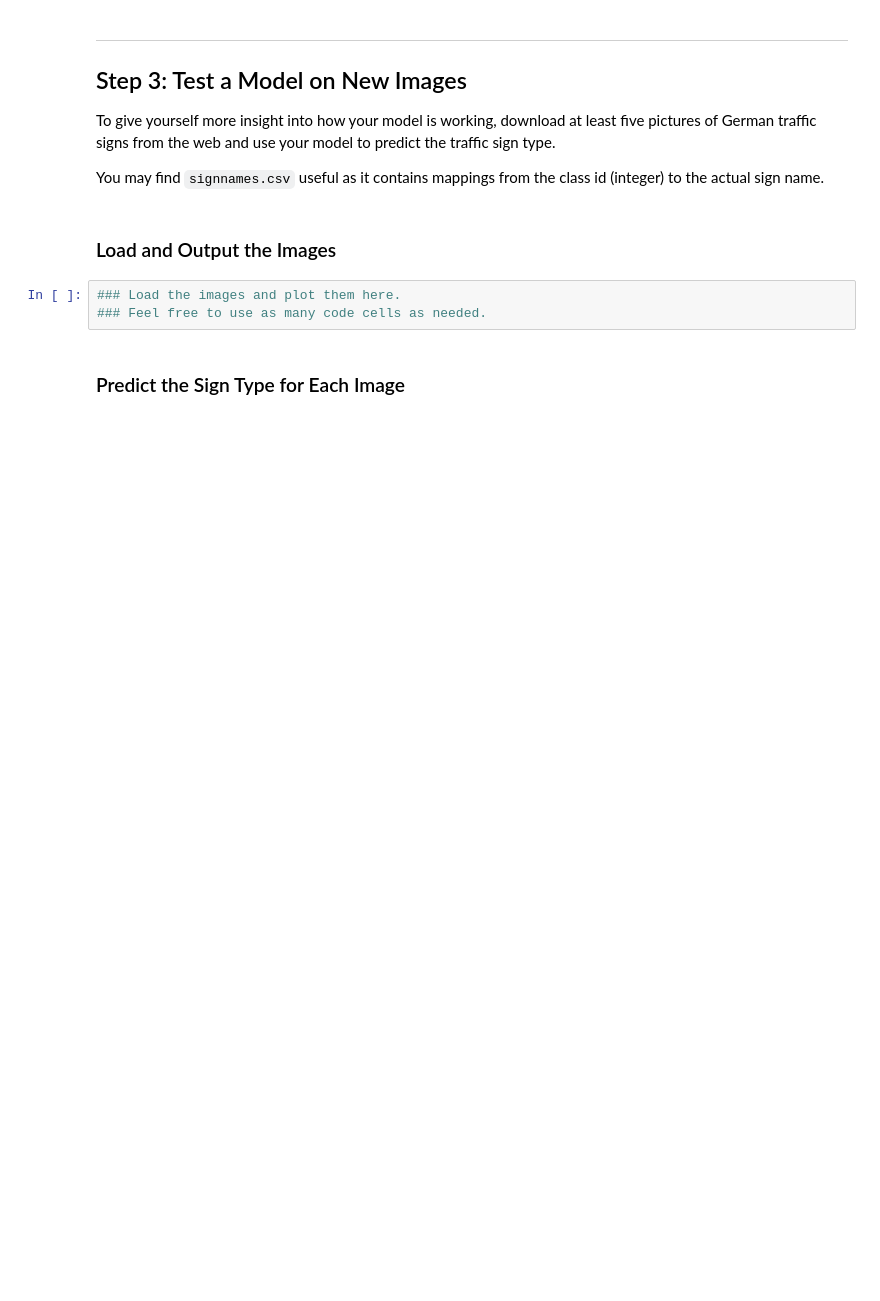
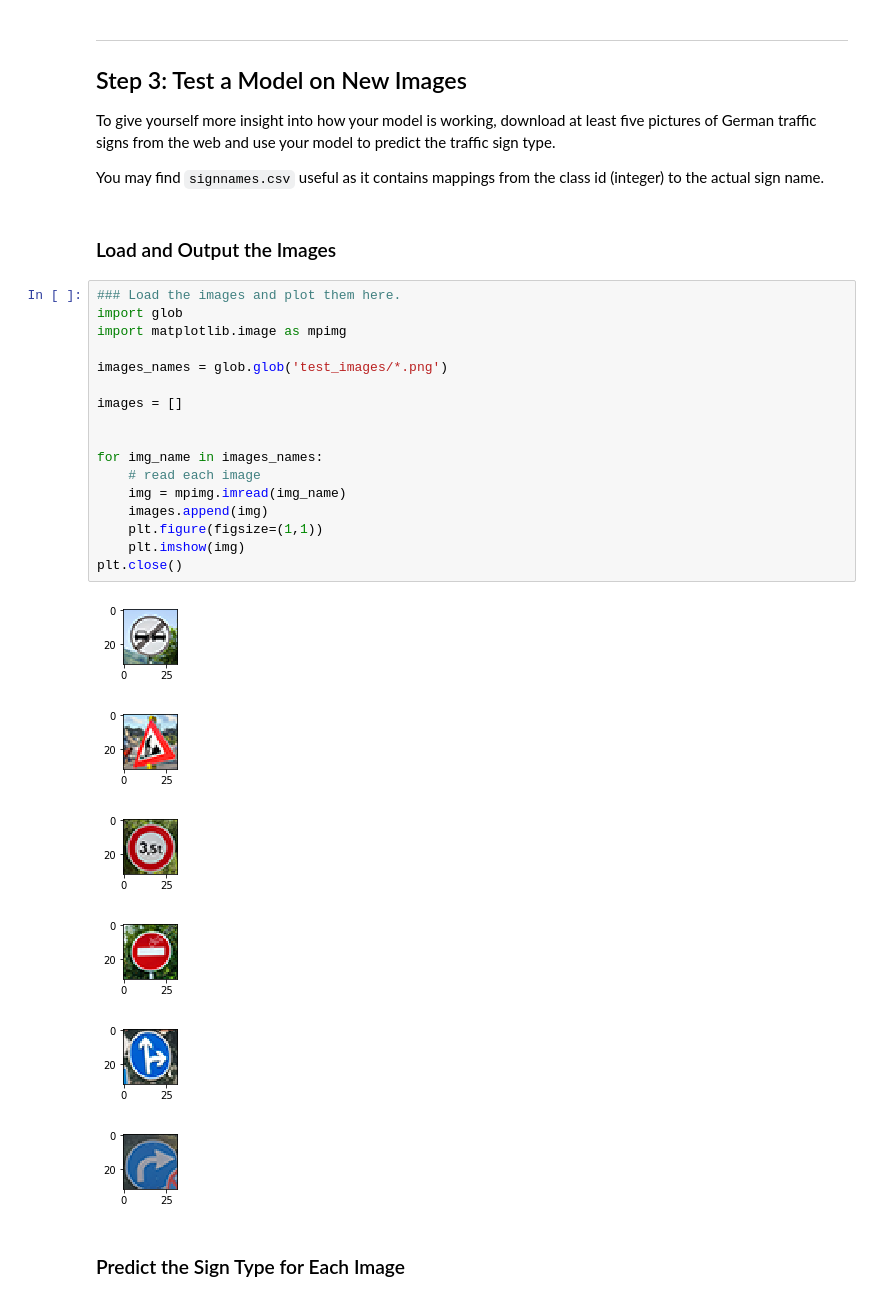
Before and after one commit to elias3/CarND-Traffic-Sign-Classifier-Project, a Jupyter notebook: Traffic_Sign_Classifier.ipynb, the cells around one changed output. Saved outputs shown, nothing was run; the diff lists cells and outputs as text; blank space fills up the shorter version.

```diff
--- a/Traffic_Sign_Classifier.ipynb
+++ b/Traffic_Sign_Classifier.ipynb
@@ -634,9 +663,30 @@ To give yourself more insight into how your model is working, download at least
 You may find `signnames.csv` useful as it contains mappings from the class id (integer) to the actual sign name.
 # %% [markdown]
 ### Load and Output the Images
-# %%
-### Load the images and plot them here.
-### Feel free to use as many code cells as needed.
+# %%
+### Load the images and plot them here.
+import glob
+import matplotlib.image as mpimg
+
+images_names = glob.glob('test_images/*.png')
+
+images = []
+
+
+for img_name in images_names:
+    # read each image
+    img = mpimg.imread(img_name)
+    images.append(img)
+    plt.figure(figsize=(1,1))
+    plt.imshow(img)
+plt.close()
+# %% [output]
+[figure, added]
+[figure, added]
+[figure, added]
+[figure, added]
+[figure, added]
+[figure, added]
 # %% [markdown]
 ### Predict the Sign Type for Each Image
 # %%
```
Also changed, not shown: parts of 11 cells of this notebook.
